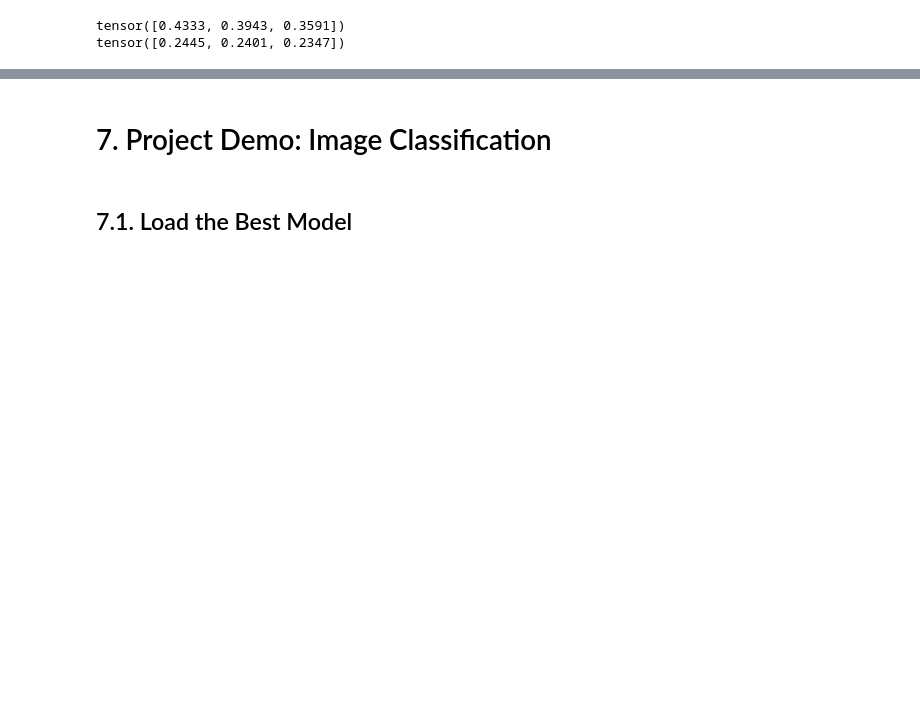
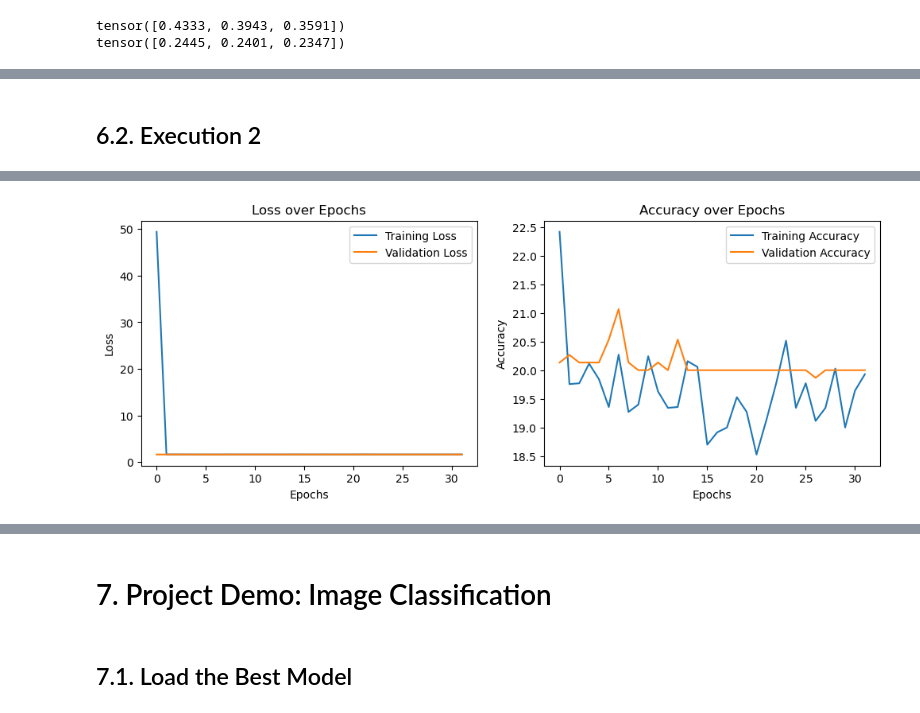
Before and after one commit to helHg/nextlevelai-venue-classification, a Jupyter notebook: notebooks/cnn.ipynb, the cells around one changed output, grey strips where cells are left out. Cells and saved outputs as stored; diff of their text form; code cells hidden in the pictures; blank space fills up the shorter version.

```diff
--- a/notebooks/cnn.ipynb
+++ b/notebooks/cnn.ipynb
@@ -51,7 +50,7 @@ NUM_EPOCHS = 200
 LEARNING_RATE = 0.001
 DROPOUT = 0.6
 
-PATIENCE = 20  # Number of epochs the training should continue without improvement in the validation loss before stopping
+PATIENCE = 25  # Number of epochs the training should continue without improvement in the validation loss before stopping
 
 NUM_CLASSES = 5
 CLASSES = ['airplane_cabin', 'hockey_arena', 'movie_theater', 'staircase', 'supermarket']
@@ -625,0 +892,34 @@ save_model(trained_model, NUM_EPOCHS, os.path.join(MODELS_DIR, f'cnn_bs{BATCH_SI
+# %% [markdown]
+## 6.2. Execution 2
+# %%
+# Create data loaders
+train_loader, val_loader, test_loader, mean, std = get_data_loaders(TRAIN_DIR, VAL_DIR, TEST_DIR, BATCH_SIZE)
+
+# Initialize model
+model = CNN(num_classes=NUM_CLASSES)
+
+# Initialize the weights
+model.apply(weights_init)
+
+# Define loss function
+criterion = nn.CrossEntropyLoss()
+
+# Define optimizer
+optimizer = optim.Adam(model.parameters(), lr=0.005)
+# %%
+# Train the model and collect training history
+trained_model, history = train_model_with_early_stopping(model, criterion, optimizer, train_loader, val_loader, NUM_EPOCHS, patience=25)
+
+# Save training metrics to CSV
+hyperparams = {
+    'batch_size': BATCH_SIZE,
+    'num_epochs': NUM_EPOCHS,
+    'learning_rate': 0.005,
+    'dropout': DROPOUT,
+    'patience': 25
+}
+save_metrics_to_csv(history, os.path.join(RESULTS_DIR, 'training_metrics.csv'), hyperparams)
+
+# Plot and save training and validation metrics
+plot_metrics(history, os.path.join(RESULTS_DIR, f'training_metrics_bs{BATCH_SIZE}_lr{LEARNING_RATE}_epochs{NUM_EPOCHS}_patience25.png'))
+# %% [output]
@@ -625,0 +943 @@ save_model(trained_model, NUM_EPOCHS, os.path.join(MODELS_DIR, f'cnn_bs{BATCH_SI
+[figure, added]
```
Also changed, not shown: parts of 33 cells of this notebook.
